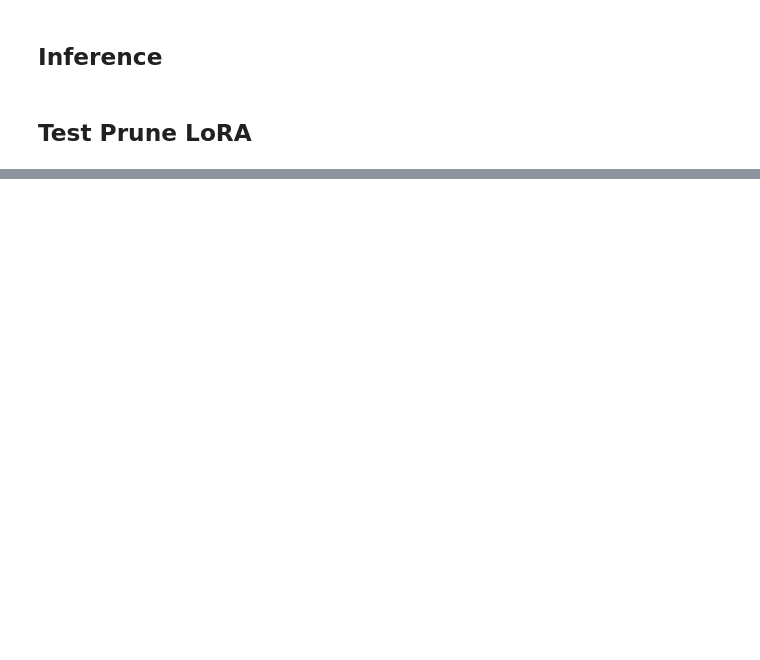
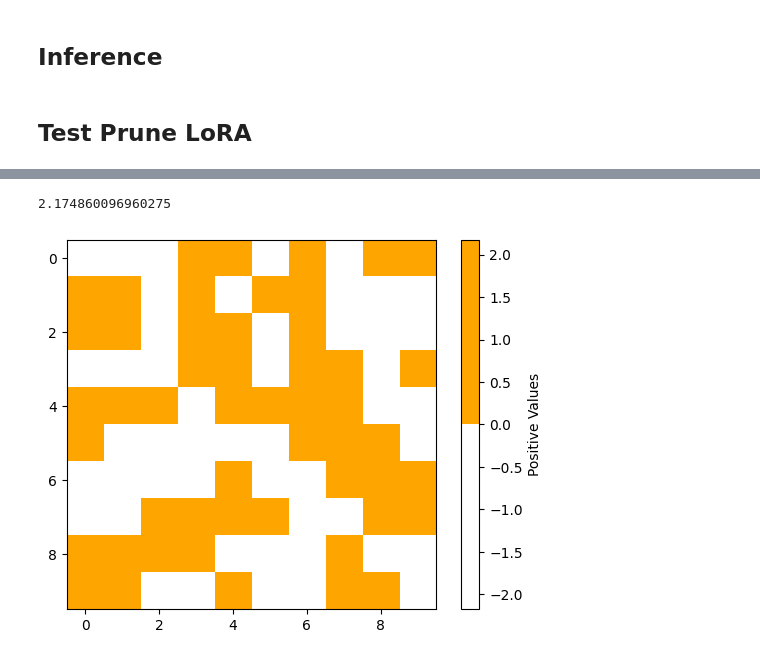
Before and after one commit to llCurious/LoRA, a Jupyter notebook: examples/NLG/sparsity.ipynb, the cells around one changed output, grey strips where cells are left out. Drawn from its saved outputs; the diff is of its cells as text; code cells hidden in the pictures; blank space fills up the shorter version.

```diff
--- a/examples/NLG/sparsity.ipynb
+++ b/examples/NLG/sparsity.ipynb
@@ -204,0 +281,25 @@ eval samples: 1100 loss: tensor(1.9162, device='cuda:0')
+# %%
+import numpy as np
+import matplotlib.pyplot as plt
+import matplotlib.colors as mcolors
+
+# Generate sample data
+data = np.random.randn(10, 10)  # Replace with your data
+
+# Create a custom colormap
+# cmap_neg = mcolors.Normalize(vmin=np.min(data), vmax=0)  # Colormap for negative values
+print(np.max(data))
+norm = mcolors.Normalize(vmin=-np.max(data), vmax=np.max(data))  # Colormap for positive values
+
+colors = ["white", "orange"]
+cmap = ListedColormap(colors)
+
+# Plot the image with the custom colormaps
+fig, ax = plt.subplots()
+im_pos = ax.imshow(data, cmap=cmap, norm=norm)
+plt.colorbar(im_pos, ax=ax, label='Positive Values')
+# plt.colorbar(im_neg, ax=ax, label='Negative Values')
+plt.show()
+# %% [output]
+2.174860096960275
+[figure, added]
```
Also changed, not shown: parts of 10 cells of this notebook, 4 other files.
